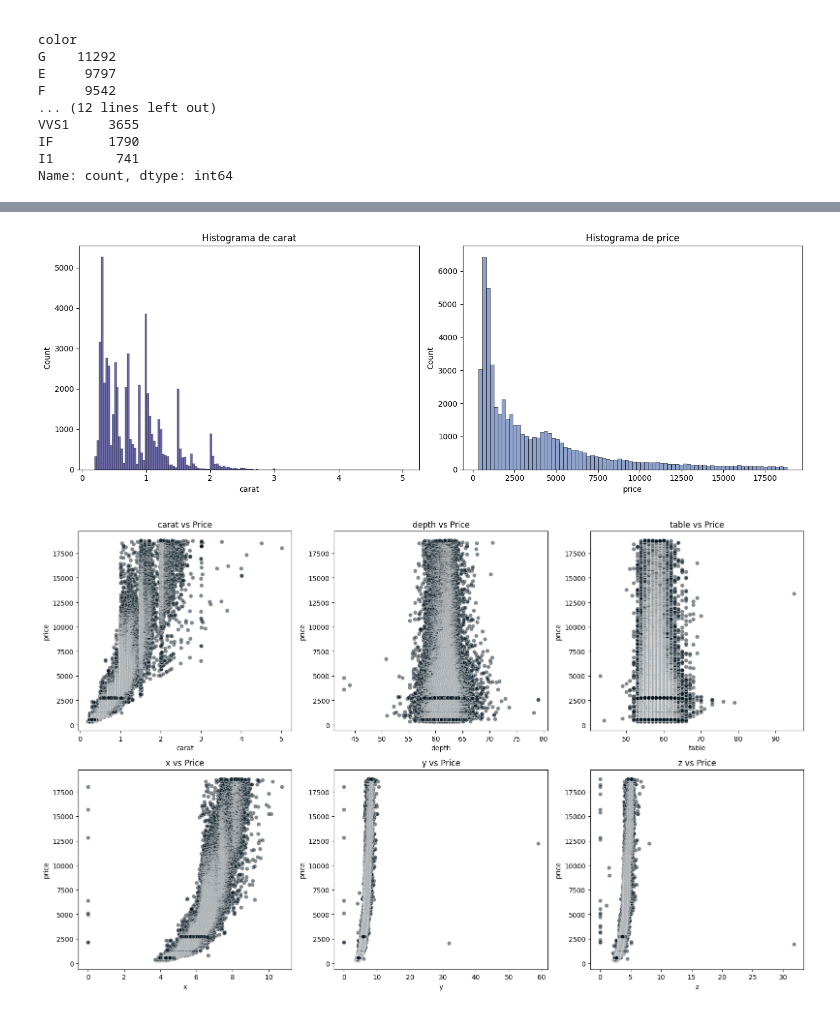
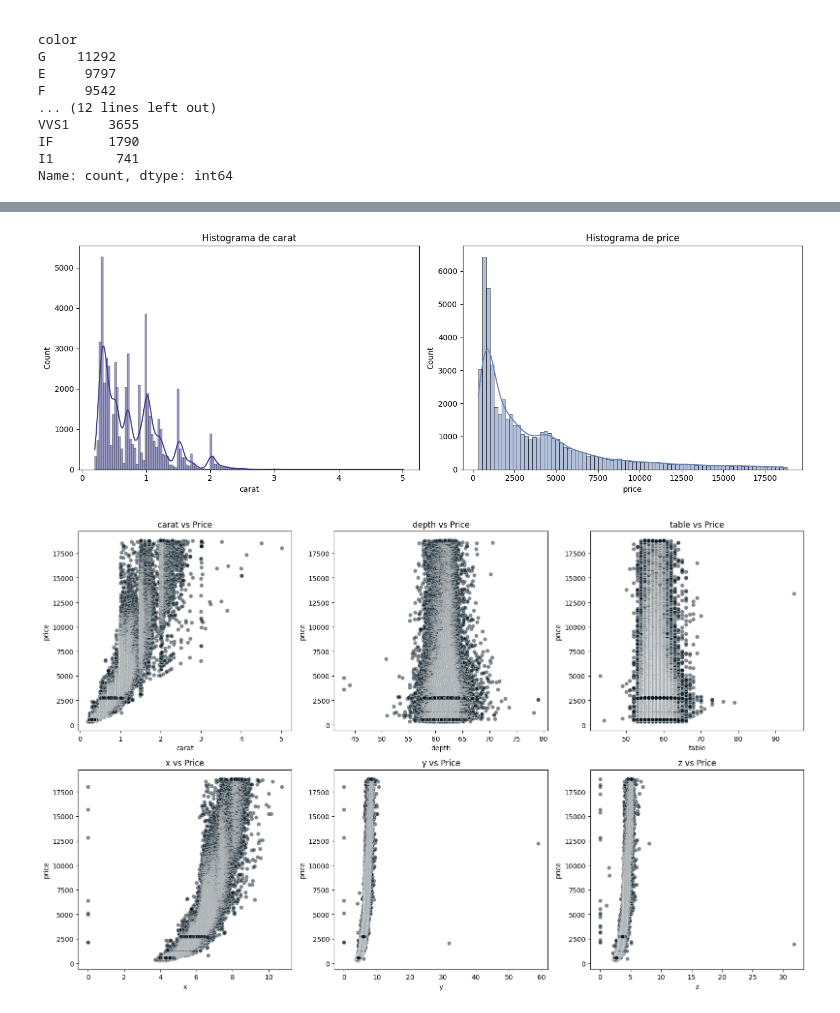
Before and after one commit to JuankTS/Analisis-de-precios-de-diamantes-, a Jupyter notebook: diamantes.ipynb, the cells around one changed output, grey strips where cells are left out. Drawn from its saved outputs; the diff is of its cells as text; code cells hidden in the pictures.

```diff
--- a/diamantes.ipynb
+++ b/diamantes.ipynb
@@ -57,17 +99,17 @@ Name: count, dtype: int64
 # %%
 columns= ['carat','price']
 colors = ["#3D3B8E", "#6883BA"]
 fig, axes  = plt.subplots(1, 2, figsize=(14, 5))
 
-for ax, column, colors in zip(axes, columns,colors):
-    sns.histplot(data= diamonds, x=column, ax= ax, color=colors)
+for ax, column, colors in zip(axes,columns,colors):
+    sns.histplot(data= diamonds, x=column, ax= ax, color=colors, kde= True)
     ax.set_title(f'Histograma de {column}')
     ax.set_xlabel(column)
 
 plt.tight_layout()
 plt.show()
 # %% [output]
-[figure, old version]
+[figure, new version]
 # %%
 columns = diamonds.drop('price', axis=1)
 
```
Also changed, not shown: parts of 5 cells of this notebook.
